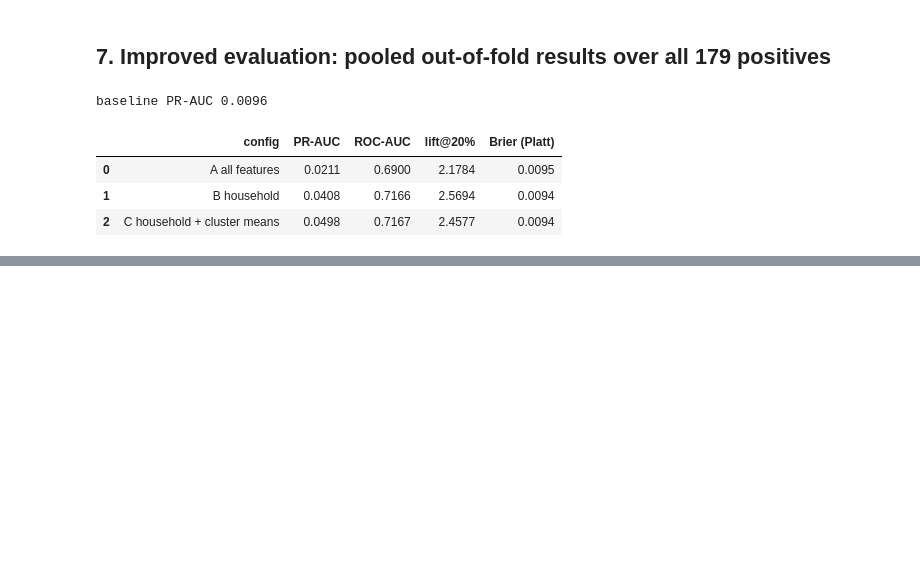
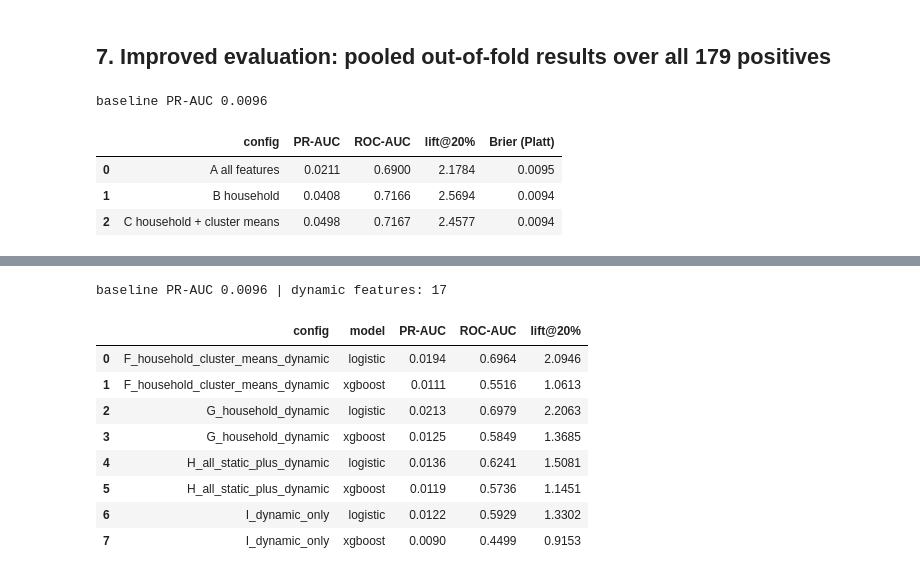
Before and after one commit to dntwaritag/malaria-risk-prediction-rwanda, a Jupyter notebook: notebooks/pipeline_execution.ipynb, the cells around one changed output, grey strips where cells are left out. Saved outputs shown, nothing was run; the diff lists cells and outputs as text; code cells hidden in the pictures; blank space fills up the shorter version.

Commit message:
feat(notebook): add interview-month climate evaluation and improvement path sections; re-executed top to bottom

```diff
--- a/notebooks/pipeline_execution.ipynb
+++ b/notebooks/pipeline_execution.ipynb
@@ -124,0 +128,17 @@ baseline PR-AUC 0.0096
+# %%
+import json
+d = json.load(open('reports/pooled_dynamic_evaluation.json'))
+rows = [{'config': k, 'model': m, 'PR-AUC': r['pr_auc'], 'ROC-AUC': r['roc_auc'], 'lift@20%': r['lift_top20pct']} for k, v in d['configs'].items() for m, r in v.items()]
+print('baseline PR-AUC', round(d['baseline_pr_auc'], 4), '| dynamic features:', len(d['dynamic_features']))
+display(pd.DataFrame(rows).round(4))
+# %% [output]
+baseline PR-AUC 0.0096 | dynamic features: 17
+|  | config | model | PR-AUC | ROC-AUC | lift@20% |
+| 0 | F_household_cluster_means_dynamic | logistic | 0.0194 | 0.6964 | 2.0946 |
+| 1 | F_household_cluster_means_dynamic | xgboost | 0.0111 | 0.5516 | 1.0613 |
+| 2 | G_household_dynamic | logistic | 0.0213 | 0.6979 | 2.2063 |
+| 3 | G_household_dynamic | xgboost | 0.0125 | 0.5849 | 1.3685 |
+| 4 | H_all_static_plus_dynamic | logistic | 0.0136 | 0.6241 | 1.5081 |
+| 5 | H_all_static_plus_dynamic | xgboost | 0.0119 | 0.5736 | 1.1451 |
+| 6 | I_dynamic_only | logistic | 0.0122 | 0.5929 | 1.3302 |
+| 7 | I_dynamic_only | xgboost | 0.0090 | 0.4499 | 0.9153 |
```
Also changed, not shown: parts of 3 cells of this notebook, 1 other file.
